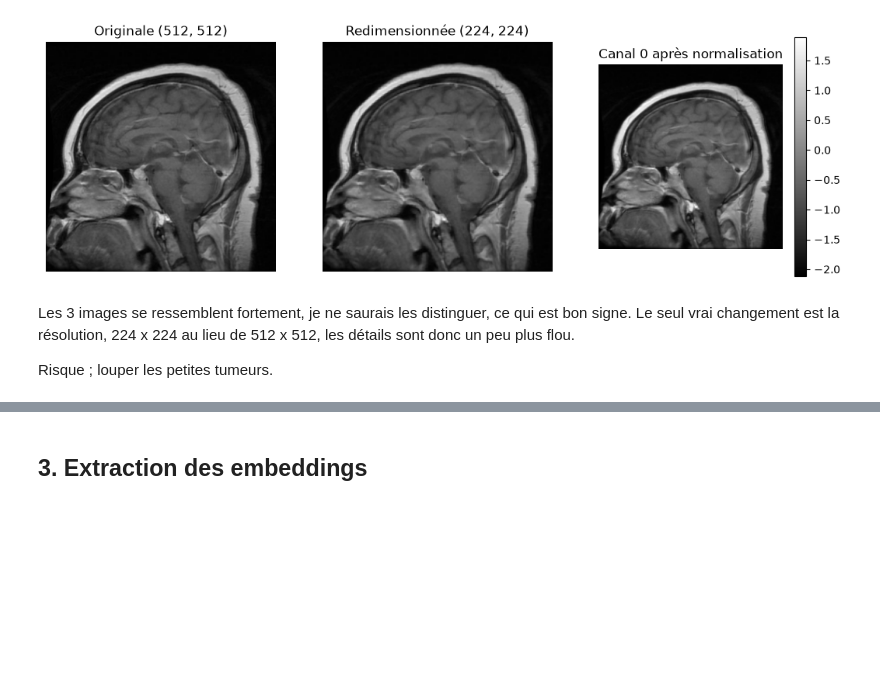
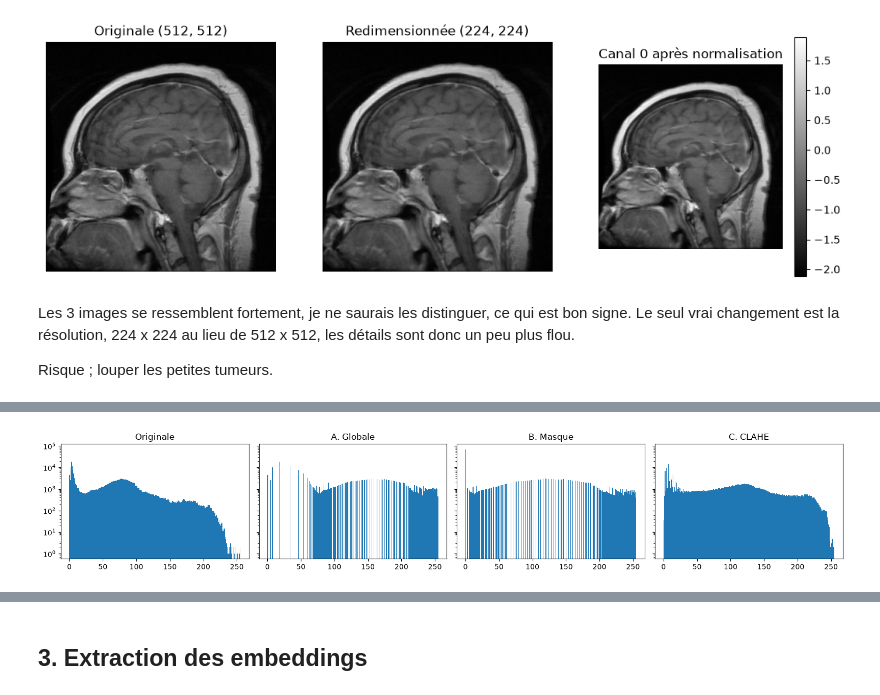
Before and after one commit to matthieudevivie/Projet-7---Labellisez-et-appliquez-des-approches-semi-supervisees-en-traitement-d-images, a Jupyter notebook: notebooks/02_features.ipynb, the cells around one changed output, grey strips where cells are left out. Saved outputs shown, nothing was run; the diff lists cells and outputs as text; code cells hidden in the pictures; blank space fills up the shorter version.

```diff
--- a/notebooks/02_features.ipynb
+++ b/notebooks/02_features.ipynb
@@ -153,0 +236,11 @@ Risque ; louper les petites tumeurs.
+# %%
+img = charger_gris(exemples[0])
+fig, axes = plt.subplots(1, len(VARIANTES), figsize=(16, 3), sharey=True)
+for ax, (nom, fonction) in zip(axes, VARIANTES.items()):
+    ax.hist(np.array(fonction(img)).ravel(), bins=256, range=(0, 255))
+    ax.set_yscale("log")
+    ax.set_title(nom)
+plt.tight_layout()
+plt.show()
+# %% [output]
+[figure, added]
```
Also changed, not shown: parts of 15 cells of this notebook, 3 other files.
